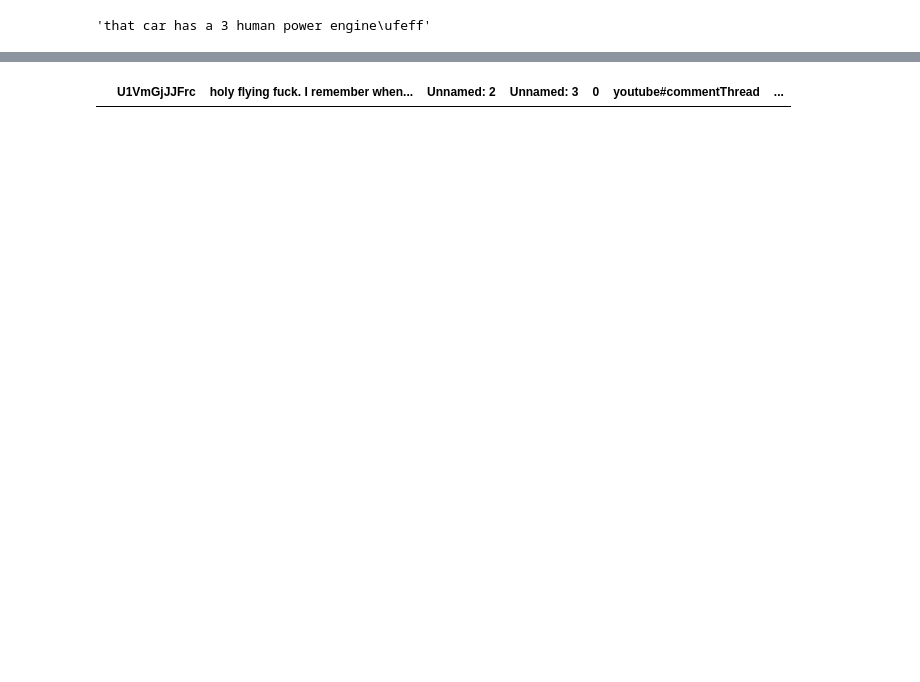
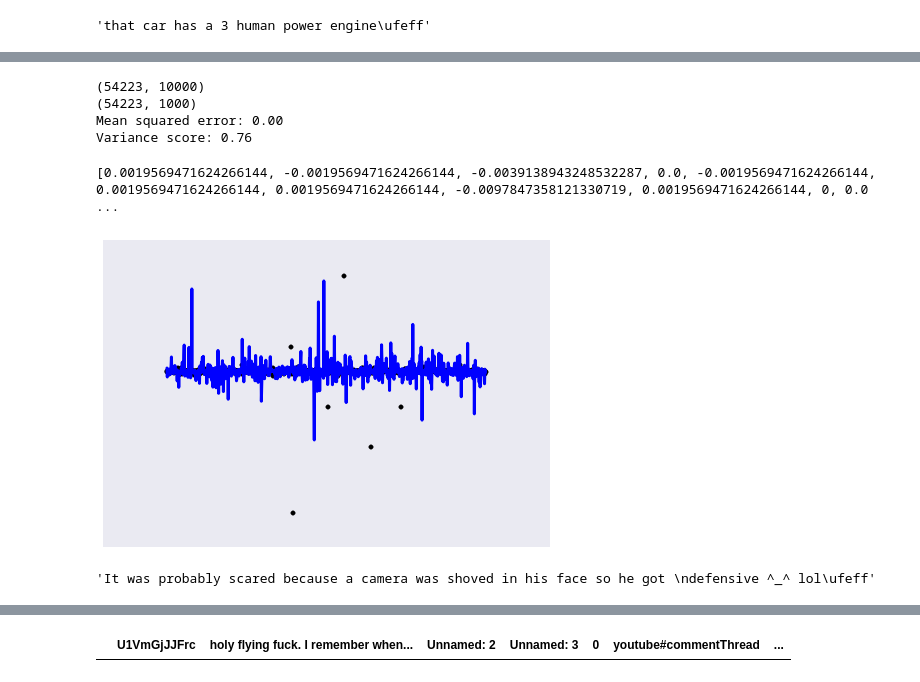
Before and after one commit to papapana/data_science, a Jupyter notebook: youtube_comedy_slam/notebooks/Youtube comments.ipynb, the cells around one changed output, grey strips where cells are left out. Drawn from its saved outputs; the diff is of its cells as text; code cells hidden in the pictures; blank space fills up the shorter version.

```diff
--- a/youtube_comedy_slam/notebooks/Youtube comments.ipynb
+++ b/youtube_comedy_slam/notebooks/Youtube comments.ipynb
@@ -456,0 +507,2 @@ print(sample_bow)
+# %%
+data_test = pd.read_csv("../data/processed/test_dataset_movies.csv")
@@ -456,0 +631,43 @@ print(sample_bow)
+# %%
+dat = data.sample(10000, random_state=85)
+dat_test = data_test.sample(1000, random_state=85)
+# %%
+from sklearn import linear_model
+
+label = get_label(dat, score_train, id2word)
+label_test = get_label(dat_test, score_test, id2word)
+
+corpus_train = get_corpus(dat, score_train, id2word)
+corpus_test = get_corpus(dat_test, score_test, id2word)
+
+
+scipy_corpus = gensim.matutils.corpus2csc(corpus_train)
+scipy_corpus_test = gensim.matutils.corpus2csc(corpus_test)
+print(scipy_corpus.shape)
+print(scipy_corpus_test.shape)
+
+# Create linear regression object
+regr = linear_model.LinearRegression(n_jobs=-1)
+
+# Train the model using the training sets
+regr.fit(scipy_corpus.transpose(), label)
+#print('Coefficients: \n', regr.coef_)
+
+# The mean squared error
+
+print("Mean squared error: %.2f"
+       % np.mean((regr.predict(scipy_corpus_test.transpose()) - label_test) ** 2))
+# # Explained variance score: 1 is perfect prediction
+#predict = regr.predict(scipy_corpus_test.transpose())
+#print("label_test size: ", len(label_test))
+#print("corpus_test size:", scipy_corpus_test.transpose().shape)
+print('Variance score: %.2f' % regr.score(scipy_corpus.transpose(), label))
+# %% [output]
+(54223, 10000)
+(54223, 1000)
+Mean squared error: 0.00
+Variance score: 0.76
+# %%
+print(label_test)
+# %% [output]
+[0.0019569471624266144, -0.0019569471624266144, -0.0039138943248532287, 0.0, -0.0019569471624266144, 0.0019569471624266144, 0.0019569471624266144, -0.0097847358121330719, 0.0019569471624266144, 0, 0.0 ...
@@ -456,0 +676,15 @@ print(sample_bow)
+# %%
+plt.scatter(range(len(label_test)), label_test,  color='black')
+plt.plot(range(len(label_test)), regr.predict(scipy_corpus_test.transpose()), color='blue',
+         linewidth=3)
+
+plt.xticks(())
+plt.yticks(())
+
+plt.show()
+# %% [output]
+[figure, added]
+# %%
+dat.textDisplay.iloc[543]
+# %% [output]
+'It was probably scared because a camera was shoved in his face so he got \ndefensive ^_^ lol\ufeff'
```
Also changed, not shown: parts of 30 cells of this notebook, 2 other files.
